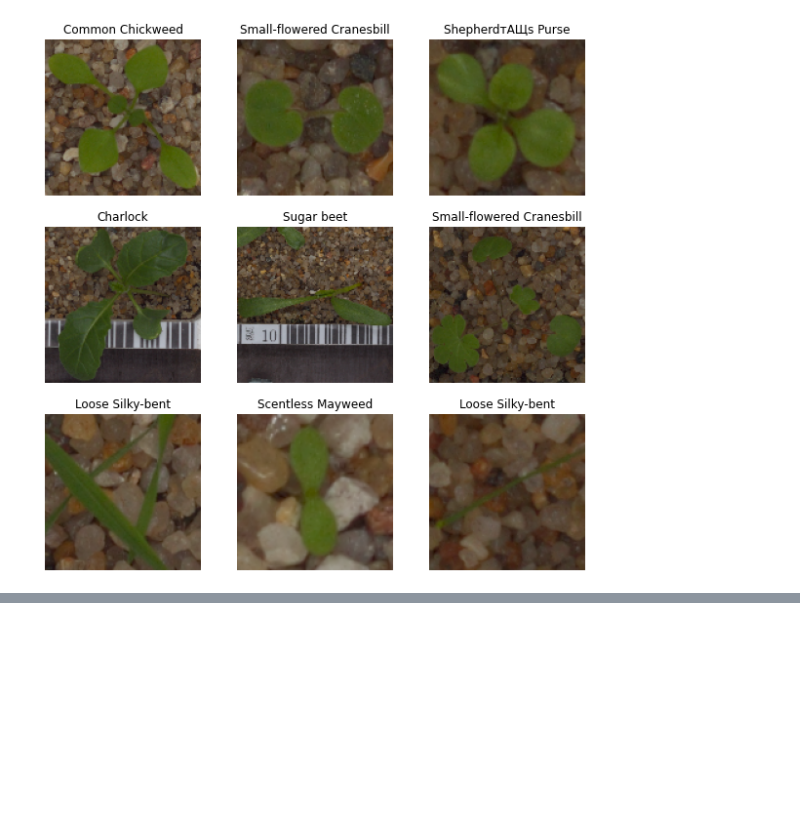
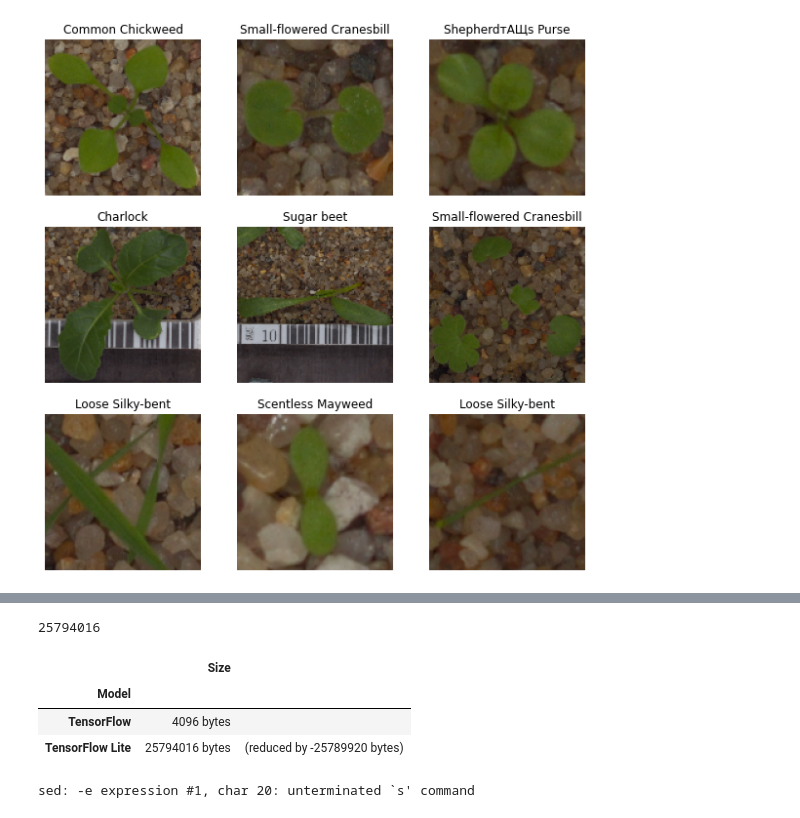
Before and after one commit to Sheepybloke2-0/CSE847-Project, a Jupyter notebook: Model_Training/tinyml_seedling_detect.ipynb, the cells around one changed output, grey strips where cells are left out. Drawn from its saved outputs; the diff is of its cells as text; code cells hidden in the pictures; blank space fills up the shorter version.

```diff
--- a/Model_Training/tinyml_seedling_detect.ipynb
+++ b/Model_Training/tinyml_seedling_detect.ipynb
@@ -111,3 +118,15 @@ IM_SIZE = (128, 128)
+# %%
+# CONSTANTS GO HERE
+BUFFER_SIZE = imageCount
+BATCH_SIZE = 128
+IM_SIZE = (128, 128)
+IM_DIMS = (128, 128,3)
+EPOCHS = 20
+FULL_MODEL = '/content/gdrive/My Drive/full_model'
+LITE_MODEL = '/content/gdrive/My Drive/lite_model.tflite'
+LITE_MODEL_ESC = '/content/gdrive/My\ Drive/lite_model.tflite'
+MICRO_MODEL = '/content/gdrive/My Drive/micro_model.cc'
+MICRO_MODEL_ESC = '/content/gdrive/My\ Drive/micro_model.cc'
 # %%
 trainPath = os.path.join(rootDir, 'nonsegmentedv2')
 
@@ -142,0 +234,10 @@ def classificationModel(dataInput):
+# %%
+# TODO: Test with quantization? https://colab.research.google.com/github/tensorflow/tensorflow/blob/master/tensorflow/lite/micro/examples/hello_world/train/train_hello_world_model.ipynb#scrollTo=sHe-Wv47rhm8&line=1&uniqifier=1
+# Convert the model to the TensorFlow Lite format without quantization
+converter = tf.lite.TFLiteConverter.from_saved_model(FULL_MODEL)
+model_no_quant_tflite = converter.convert()
+
+# Save the model to disk
+open(LITE_MODEL, "wb").write(model_no_quant_tflite)
+# %% [output]
+25794016
@@ -142,0 +246,23 @@ def classificationModel(dataInput):
+# %%
+# Check the size of the model
+# Calculate size
+size_tf = os.path.getsize(FULL_MODEL)
+size_tflite = os.path.getsize(LITE_MODEL)
+
+pd.DataFrame.from_records(
+    [["TensorFlow", f"{size_tf} bytes", ""],
+     ["TensorFlow Lite", f"{size_tflite} bytes ", f"(reduced by {size_tf - size_tflite} bytes)"]],
+     columns=["Model", "Size", ""], index="Model")
+# %% [output]
+|  | Size |  |
+| Model |  |  |
+| TensorFlow | 4096 bytes |  |
+| TensorFlow Lite | 25794016 bytes | (reduced by -25789920 bytes) |
+# %%
+# Convert to a C source file, i.e, a TensorFlow Lite for Microcontrollers model
+!xxd -i {LITE_MODEL_ESC} > {MICRO_MODEL_ESC}
+# Update variable names
+REPLACE_TEXT = LITE_MODEL.replace('/', '_').replace('.', '_')
+!sed -i 's/'{REPLACE_TEXT}'/g_model/g' {MICRO_MODEL}
+# %% [output]
+sed: -e expression #1, char 20: unterminated `s' command
```
Also changed, not shown: parts of 12 cells of this notebook.
